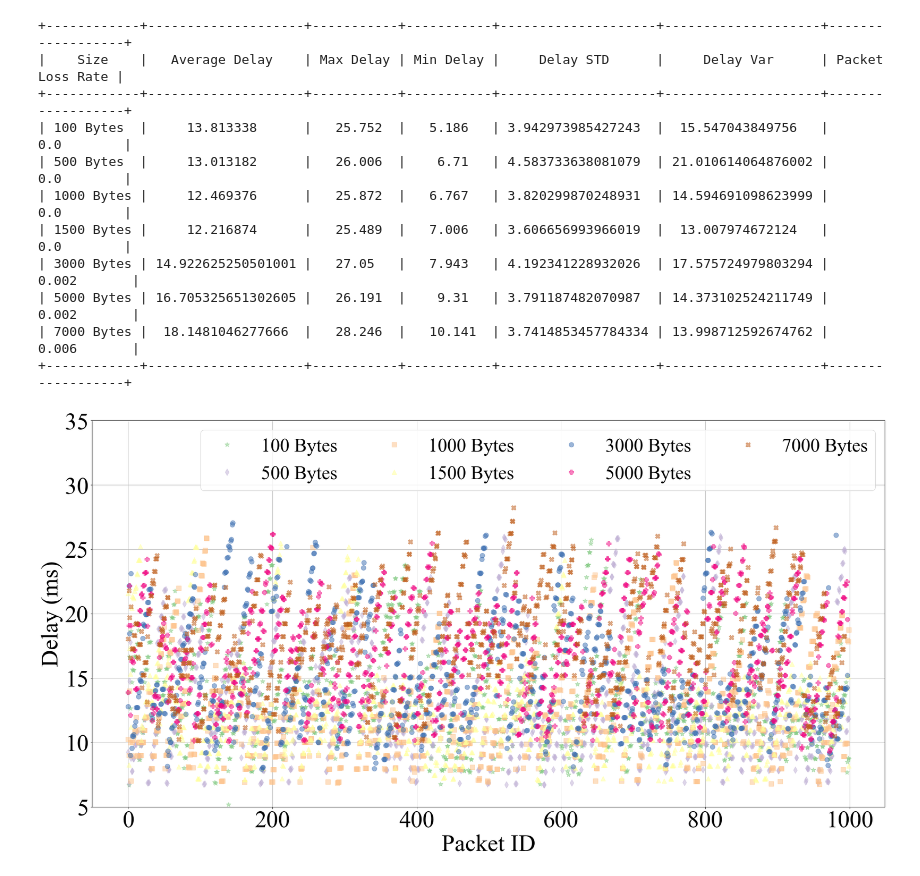
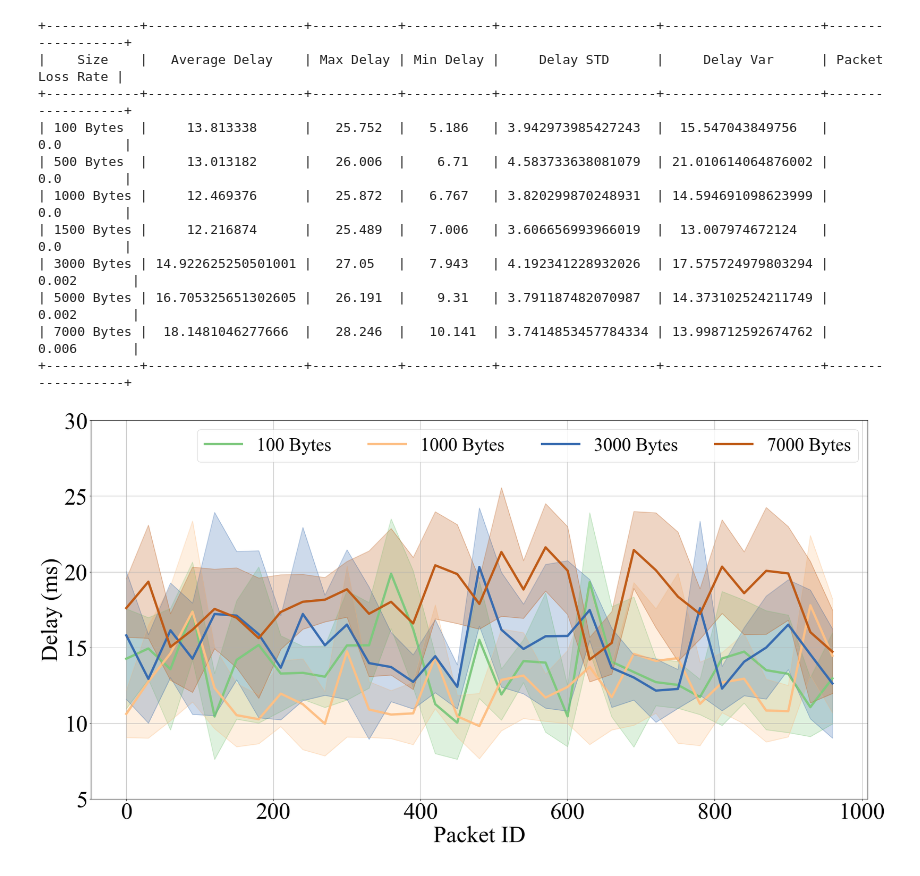
Before and after one commit to neardws/C-V2X-End-to-End-Delay-Analysis, a Jupyter notebook: main.ipynb, the cells around one changed output. Saved outputs shown, nothing was run; the diff lists cells and outputs as text; code cells hidden in the pictures.

```diff
--- a/main.ipynb
+++ b/main.ipynb
@@ -66,39 +66,90 @@ for i in range(len(delays)):
 
 print(table)
 
+
+def get_mean_and_standard_deviation_result(result, ranges, max_num):
+    """From a list of lists of agent results it extracts the mean results and the mean results plus or minus
+        some multiple of the standard deviation"""
+    mean_results = []
+    mean_minus_std = []
+    mean_plus_std = []
+    index = 0
+    for i in range(int(max_num / ranges) - 1):
+        result_at_a_range = result[index: index + ranges]
+        index += ranges
+        mean_result = np.mean(result_at_a_range)
+        std_result = np.std(result_at_a_range)
+        mean_results.append(mean_result)
+        mean_minus_std.append(mean_result - std_result)
+        mean_plus_std.append(mean_result + std_result)
+
+    result_at_a_range = result[-ranges:]
+    mean_result = np.mean(result_at_a_range)
+    std_result = np.std(result_at_a_range)
+    mean_results.append(mean_result)
+    mean_minus_std.append(mean_result - std_result)
+    mean_plus_std.append(mean_result + std_result)
+    return mean_minus_std, mean_results, mean_plus_std
+
+
+def draw_one_result(axe, epoch_index, rewards, ranges, max_num, colors, line_label, linewidth=5.0):
+    mean_minus_std, mean_results, mean_plus_std = get_mean_and_standard_deviation_result(rewards, ranges, max_num)
+    x_vals = list(range(len(mean_results)))
+    nex_x_vals = [x * ranges for x in x_vals]
+    axe.plot(nex_x_vals, mean_results, color=colors[0], label=line_label, linewidth=linewidth)
+    axe.plot(nex_x_vals, mean_plus_std, color=colors[0], alpha=0.25)
+    axe.plot(nex_x_vals, mean_minus_std, color=colors[0], alpha=0.25)
+    axe.fill_between(nex_x_vals, y1=mean_minus_std, y2=mean_plus_std, alpha=0.25, color=colors[0])
+
 df = pd.DataFrame (delays).transpose()
 df.columns = ['100 Bytes', '500 Bytes', '1000 Bytes', '1500 Bytes', '3000 Bytes', '5000 Bytes', '7000 Bytes']
 df.to_csv("delays.csv")
 
 labels = ['100 Bytes', '500 Bytes', '1000 Bytes', '1500 Bytes', '3000 Bytes', '5000 Bytes', '7000 Bytes']
 markers = ['*', 'd', 's', '^', 'o', 'P', 'X']
 font_size = 50
 legend_size = 40
 markersize = 10
 plt.figure(figsize=(30, 15))
 plt.rcParams['font.family'] = 'Times New Roman'  # 设置字体
 
-for i in range(len(delays)):
-    plt.plot(range(len(delays[i])), delays[i], 'o', marker=markers[i], markersize=markersize, color=colors[i], alpha=0.5, label=labels[i])
+epoch_index = []
+for i in range(1000):
+    epoch_index.append(i)
+
+ranges = 30
+max_num = 1000
+i = 0
+draw_one_result(plt, epoch_index, np.array(delays[i]), ranges, max_num, colors[i:i+2], line_label=labels[i])
+i = 2
+draw_one_result(plt, epoch_index, np.array(delays[i]), ranges, max_num, colors[i:i+2], line_label=labels[i])
+i = 4
+draw_one_result(plt, epoch_index, np.array(delays[i]), ranges, max_num, colors[i:i+2], line_label=labels[i])
+i = 6
+draw_one_result(plt, epoch_index, np.array(delays[i]), ranges, max_num, colors[i:i+2], line_label=labels[i])
+# for i in range(len(delays)):
+    # draw_one_result(plt, epoch_index, np.array(delays[i]), ranges, max_num, colors[i:i+2], line_label=labels[i])
+    # plt.plot(range(len(delays[i])), delays[i], marker=markers[i], markersize=markersize, color=colors[i], alpha=0.5, label=labels[i])
 
 plt.tick_params(labelsize=font_size)        # 设置坐标轴上刻度的字体大小
-plt.ylim(5, 35)
+plt.ylim(5, 30)
+# plt.xlim(0,1000)
 plt.grid()
 plt.legend(loc=0, fontsize = legend_size, ncol=4)     # 显示图例，loc=0表示图例会根据图片情况自动摆放
 plt.xlabel("Packet ID", fontsize=font_size)  # 横坐标名字
 plt.ylabel("Delay (ms)", fontsize=font_size)  # 纵坐标名字
 plt.savefig("Fig-delays.pdf", bbox_inches='tight')
 plt.show()
 # %% [output]
 +------------+--------------------+-----------+-----------+--------------------+--------------------+------------------+
 |    Size    |   Average Delay    | Max Delay | Min Delay |     Delay STD      |     Delay Var      | Packet Loss Rate |
 +------------+--------------------+-----------+-----------+--------------------+--------------------+------------------+
 | 100 Bytes  |     13.813338      |   25.752  |   5.186   | 3.942973985427243  |  15.547043849756   |       0.0        |
 | 500 Bytes  |     13.013182      |   26.006  |    6.71   | 4.583733638081079  | 21.010614064876002 |       0.0        |
 | 1000 Bytes |     12.469376      |   25.872  |   6.767   | 3.820299870248931  | 14.594691098623999 |       0.0        |
 | 1500 Bytes |     12.216874      |   25.489  |   7.006   | 3.606656993966019  |  13.007974672124   |       0.0        |
 | 3000 Bytes | 14.922625250501001 |   27.05   |   7.943   | 4.192341228932026  | 17.575724979803294 |      0.002       |
 | 5000 Bytes | 16.705325651302605 |   26.191  |    9.31   | 3.791187482070987  | 14.373102524211749 |      0.002       |
 | 7000 Bytes |  18.1481046277666  |   28.246  |   10.141  | 3.7414853457784334 | 13.998712592674762 |      0.006       |
 +------------+--------------------+-----------+-----------+--------------------+--------------------+------------------+
-[figure, old version]
+[figure, new version]
```
Also changed, not shown: 1 other file.
